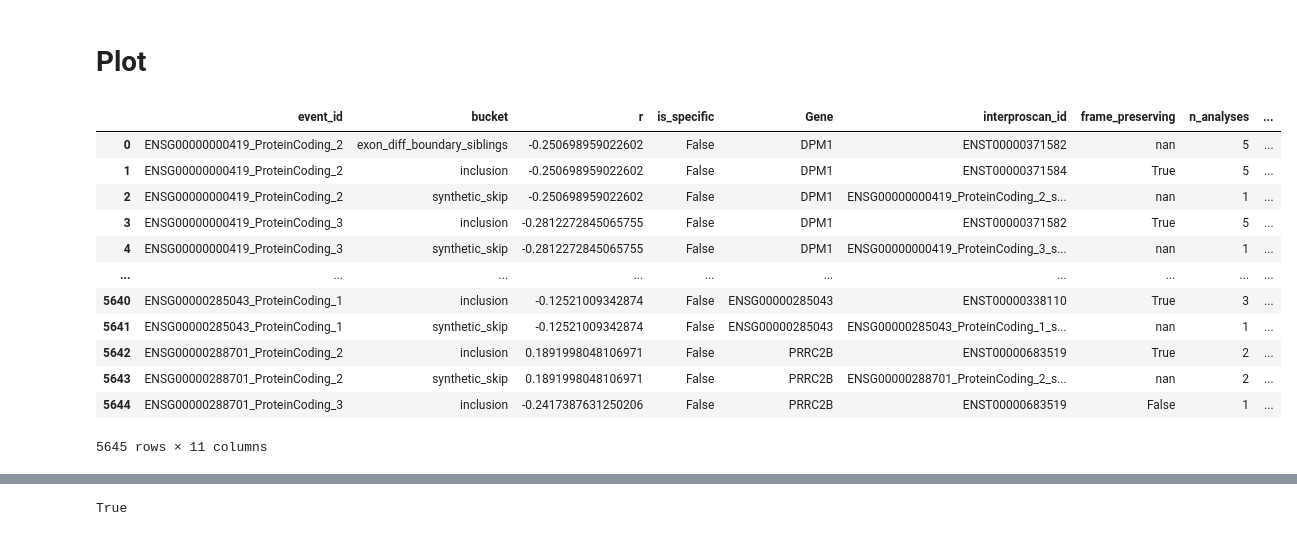
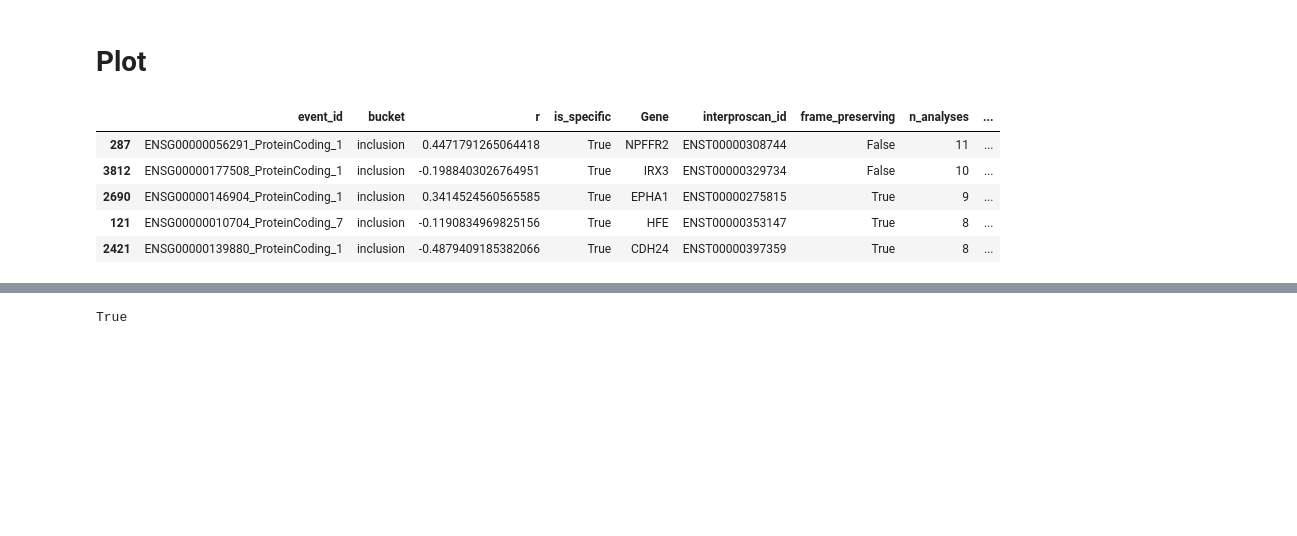
Before and after one commit to reliscu/bulk_splicing_GTEx_cortex, a Jupyter notebook: 31_visualize_interproscan_results.ipynb, the cells around one changed output, grey strips where cells are left out. Drawn from its saved outputs; the diff is of its cells as text; code cells hidden in the pictures; blank space fills up the shorter version.

```diff
--- a/31_visualize_interproscan_results.ipynb
+++ b/31_visualize_interproscan_results.ipynb
@@ -979,16 +1093,9 @@ def plot_event_domains(ev, event_interproscan_map, signif_event_interproscan_map
 # %%
-signif_event_interproscan_summary['Deep_layer_glutamatergic']
+signif_event_interproscan_summary['Deep_layer_glutamatergic'][signif_event_interproscan_summary['Deep_layer_glutamatergic']['is_specific'] == "True"].sort_values("n_analyses", ascending=False).head()
 # %% [output]
 |  | event_id | bucket | r | is_specific | Gene | interproscan_id | frame_preserving | n_analyses | ... |
-| 0 | ENSG00000000419_ProteinCoding_2 | exon_diff_boundary_siblings | -0.250698959022602 | False | DPM1 | ENST00000371582 | nan | 5 | ... |
-| 1 | ENSG00000000419_ProteinCoding_2 | inclusion | -0.250698959022602 | False | DPM1 | ENST00000371584 | True | 5 | ... |
-| 2 | ENSG00000000419_ProteinCoding_2 | synthetic_skip | -0.250698959022602 | False | DPM1 | ENSG00000000419_ProteinCoding_2_s... | nan | 1 | ... |
-| 3 | ENSG00000000419_ProteinCoding_3 | inclusion | -0.2812272845065755 | False | DPM1 | ENST00000371582 | True | 5 | ... |
-| 4 | ENSG00000000419_ProteinCoding_3 | synthetic_skip | -0.2812272845065755 | False | DPM1 | ENSG00000000419_ProteinCoding_3_s... | nan | 1 | ... |
-| ... | ... | ... | ... | ... | ... | ... | ... | ... | ... |
-| 5640 | ENSG00000285043_ProteinCoding_1 | inclusion | -0.12521009342874 | False | ENSG00000285043 | ENST00000338110 | True | 3 | ... |
-| 5641 | ENSG00000285043_ProteinCoding_1 | synthetic_skip | -0.12521009342874 | False | ENSG00000285043 | ENSG00000285043_ProteinCoding_1_s... | nan | 1 | ... |
-| 5642 | ENSG00000288701_ProteinCoding_2 | inclusion | 0.1891998048106971 | False | PRRC2B | ENST00000683519 | True | 2 | ... |
-| 5643 | ENSG00000288701_ProteinCoding_2 | synthetic_skip | 0.1891998048106971 | False | PRRC2B | ENSG00000288701_ProteinCoding_2_s... | nan | 2 | ... |
-| 5644 | ENSG00000288701_ProteinCoding_3 | inclusion | -0.2417387631250206 | False | PRRC2B | ENST00000683519 | False | 1 | ... |
+| 287 | ENSG00000056291_ProteinCoding_1 | inclusion | 0.4471791265064418 | True | NPFFR2 | ENST00000308744 | False | 11 | ... |
+| 3812 | ENSG00000177508_ProteinCoding_1 | inclusion | -0.1988403026764951 | True | IRX3 | ENST00000329734 | False | 10 | ... |
+| 2690 | ENSG00000146904_ProteinCoding_1 | inclusion | 0.3414524560565585 | True | EPHA1 | ENST00000275815 | True | 9 | ... |
+| 121 | ENSG00000010704_ProteinCoding_7 | inclusion | -0.1190834969825156 | True | HFE | ENST00000353147 | True | 8 | ... |
+| 2421 | ENSG00000139880_ProteinCoding_1 | inclusion | -0.4879409185382066 | True | CDH24 | ENST00000397359 | True | 8 | ... |
-5645 rows × 11 columns
```
Also changed, not shown: parts of 13 cells of this notebook, 2 other files.
